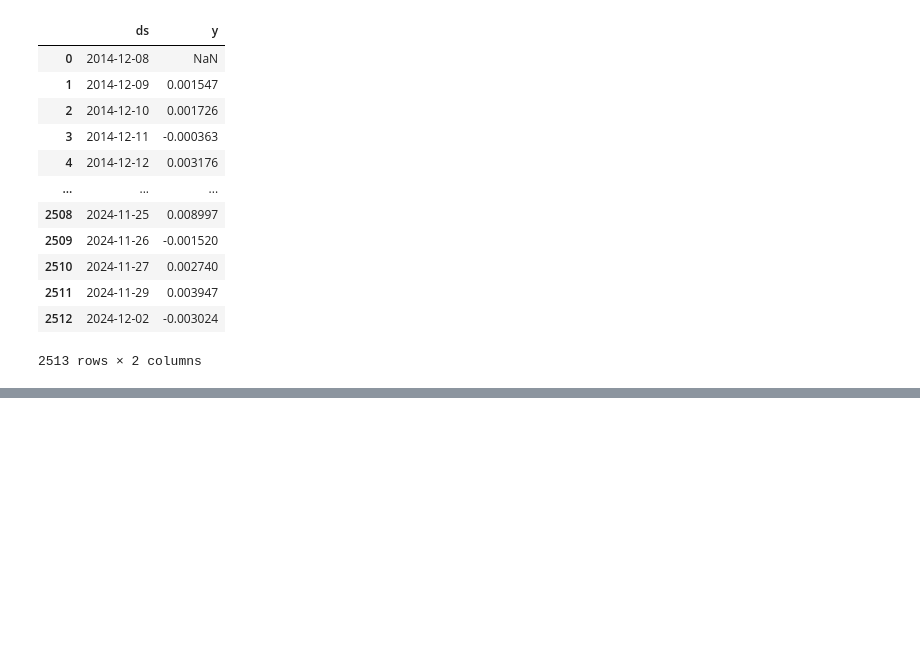
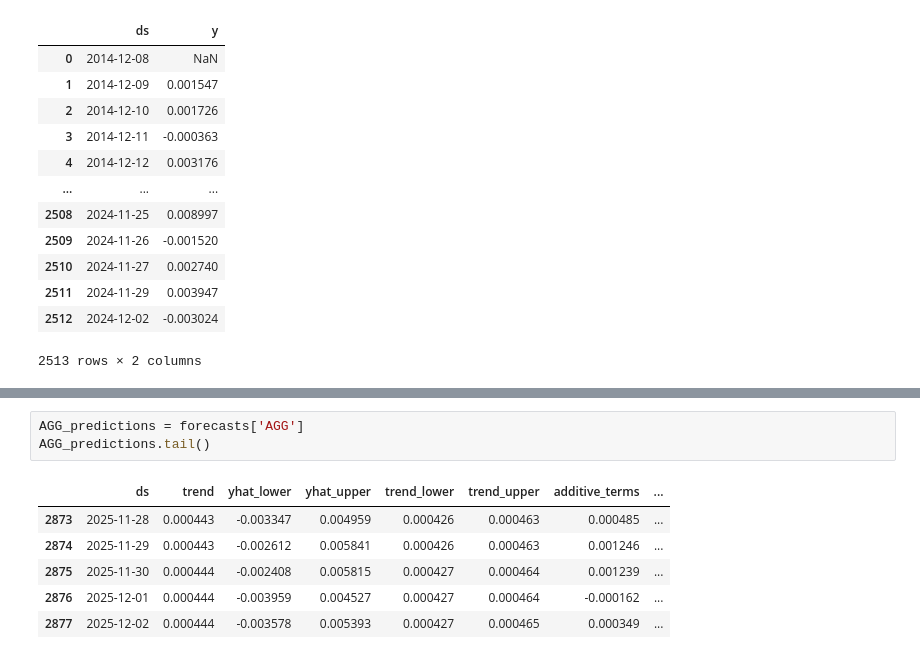
Before and after one commit to kayladaigle/portfolio_optimizer, a Jupyter notebook: forecasting.ipynb, the cells around one changed output, grey strips where cells are left out. Cells and saved outputs as stored; diff of their text form; blank space fills up the shorter version.

```diff
--- a/forecasting.ipynb
+++ b/forecasting.ipynb
@@ -82,0 +117,10 @@ stock_groups['AGG']
+# %%
+AGG_predictions = forecasts['AGG']
+AGG_predictions.tail()
+# %% [output]
+|  | ds | trend | yhat_lower | yhat_upper | trend_lower | trend_upper | additive_terms | ... |
+| 2873 | 2025-11-28 | 0.000443 | -0.003347 | 0.004959 | 0.000426 | 0.000463 | 0.000485 | ... |
+| 2874 | 2025-11-29 | 0.000443 | -0.002612 | 0.005841 | 0.000426 | 0.000463 | 0.001246 | ... |
+| 2875 | 2025-11-30 | 0.000444 | -0.002408 | 0.005815 | 0.000427 | 0.000464 | 0.001239 | ... |
+| 2876 | 2025-12-01 | 0.000444 | -0.003959 | 0.004527 | 0.000427 | 0.000464 | -0.000162 | ... |
+| 2877 | 2025-12-02 | 0.000444 | -0.003578 | 0.005393 | 0.000427 | 0.000465 | 0.000349 | ... |
```
Also changed, not shown: parts of 8 cells of this notebook.
